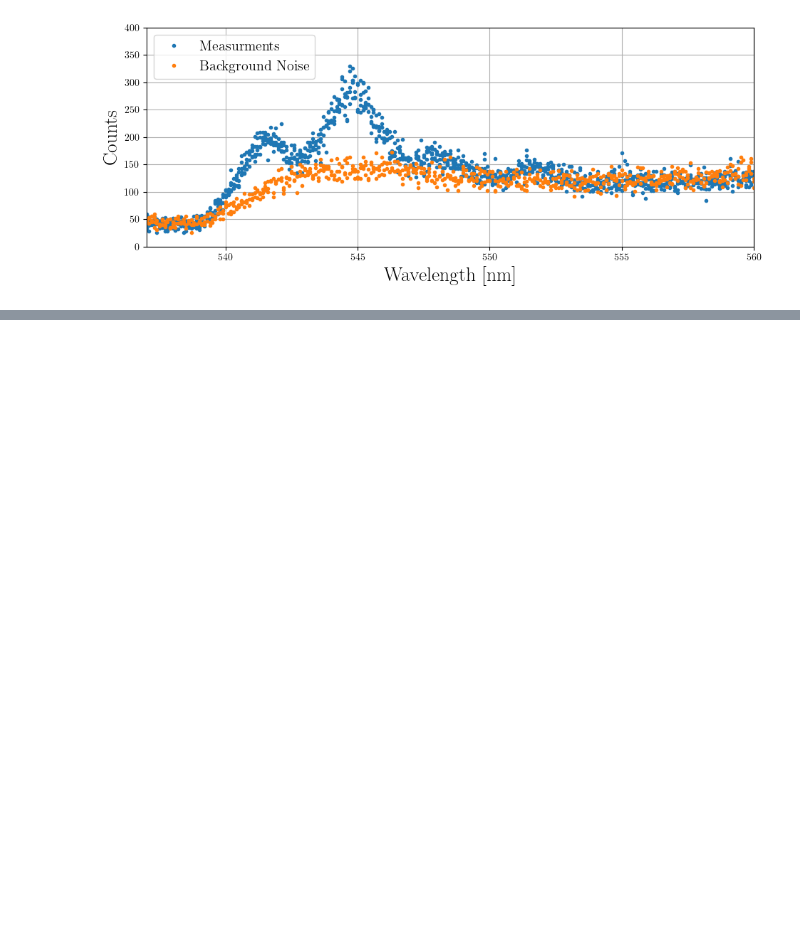
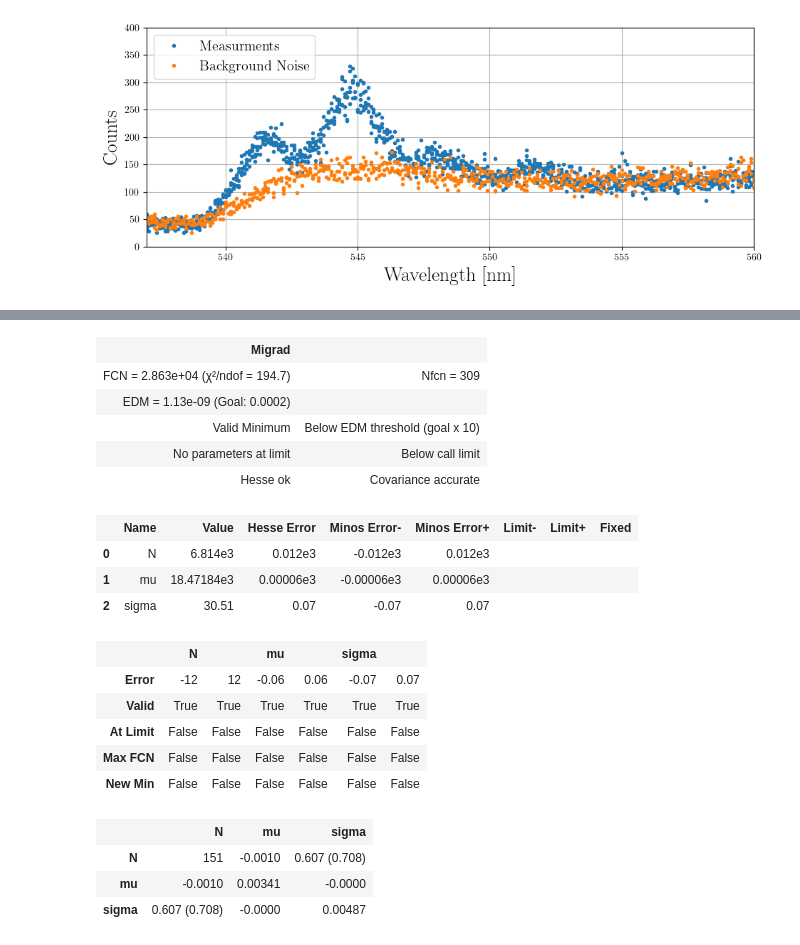
Before and after one commit to ParisHuth/FP, a Jupyter notebook: F43/protocoll.ipynb, the cells around one changed output, grey strips where cells are left out. Drawn from its saved outputs; the diff is of its cells as text; code cells hidden in the pictures; blank space fills up the shorter version.

```diff
--- a/F43/protocoll.ipynb
+++ b/F43/protocoll.ipynb
@@ -266,0 +311,58 @@ plt.show()
+# %%
+from scipy import signal
+
+def gauss(x,N, mu, sigma):
+    return N/np.sqrt(2*np.pi*sigma**2)*np.exp(-(x-mu)**2/(2*sigma**2))
+
+def Lorenz(x,M, m, Gamma):
+    y = np.sqrt(m**2*(m**2+Gamma**2))
+    k = 2*np.sqrt(2)*m*Gamma*y/(np.pi*np.sqrt(m**2 + y))
+    n = (x**2 - m**2)**2+m**2*Gamma**2
+    return M*k/n
+
+def convolution(x,N, mu,sigma,M,m,Gamma):
+    norm = gauss(x,N, mu, sigma)
+    lorentz =Lorenz(x,M, m, Gamma)
+    return signal.convolve(norm, Lorenz)
+# %%
+# define location of peaks
+peak1 = (data["wavenumber"] > 18422) & (data["wavenumber"] < 18522)
+peak2 = (data["wavenumber"]> 18290) & (data["wavenumber"] < 18422)
+peak3 = (data["wavenumber"] > 18210) & (data["wavenumber"] < 18283)
+peak4 = (data["wavenumber"] > 18070) & (data["wavenumber"]< 18180)
+# %%
+
+from iminuit import Minuit, cost
+data_fit = data[peak1]
+nu_fit = data_fit["wavenumber"]
+count_fit = data_fit["count"]
+error = np.ones_like(count_fit)
+
+chi_2 = cost.LeastSquares(nu_fit, count_fit, error, model = gauss)
+gauss.errordef = Minuit.LEAST_SQUARES
+minuit = Minuit(chi_2,N=0, mu=18517, sigma=3)
+minuit.strategy = 1
+minuit.migrad()
+N_1, mu_1, s_1 = minuit.values['N'], minuit.values['mu'], minuit.values['sigma']
+minuit.minos()
+# %% [output]
+| Migrad |  |
+| FCN = 2.863e+04 (χ²/ndof = 194.7) | Nfcn = 309 |
+| EDM = 1.13e-09 (Goal: 0.0002) |  |
+| Valid Minimum | Below EDM threshold (goal x 10) |
+| No parameters at limit | Below call limit |
+| Hesse ok | Covariance accurate |
+|  | Name | Value | Hesse Error | Minos Error- | Minos Error+ | Limit- | Limit+ | Fixed |
+| 0 | N | 6.814e3 | 0.012e3 | -0.012e3 | 0.012e3 |  |  |  |
+| 1 | mu | 18.47184e3 | 0.00006e3 | -0.00006e3 | 0.00006e3 |  |  |  |
+| 2 | sigma | 30.51 | 0.07 | -0.07 | 0.07 |  |  |  |
+|  | N |  | mu |  | sigma |  |
+| Error | -12 | 12 | -0.06 | 0.06 | -0.07 | 0.07 |
+| Valid | True | True | True | True | True | True |
+| At Limit | False | False | False | False | False | False |
+| Max FCN | False | False | False | False | False | False |
+| New Min | False | False | False | False | False | False |
+|  | N | mu | sigma |
+| N | 151 | -0.0010 | 0.607 (0.708) |
+| mu | -0.0010 | 0.00341 | -0.0000 |
+| sigma | 0.607 (0.708) | -0.0000 | 0.00487 |
```
Also changed, not shown: parts of 18 cells of this notebook.
